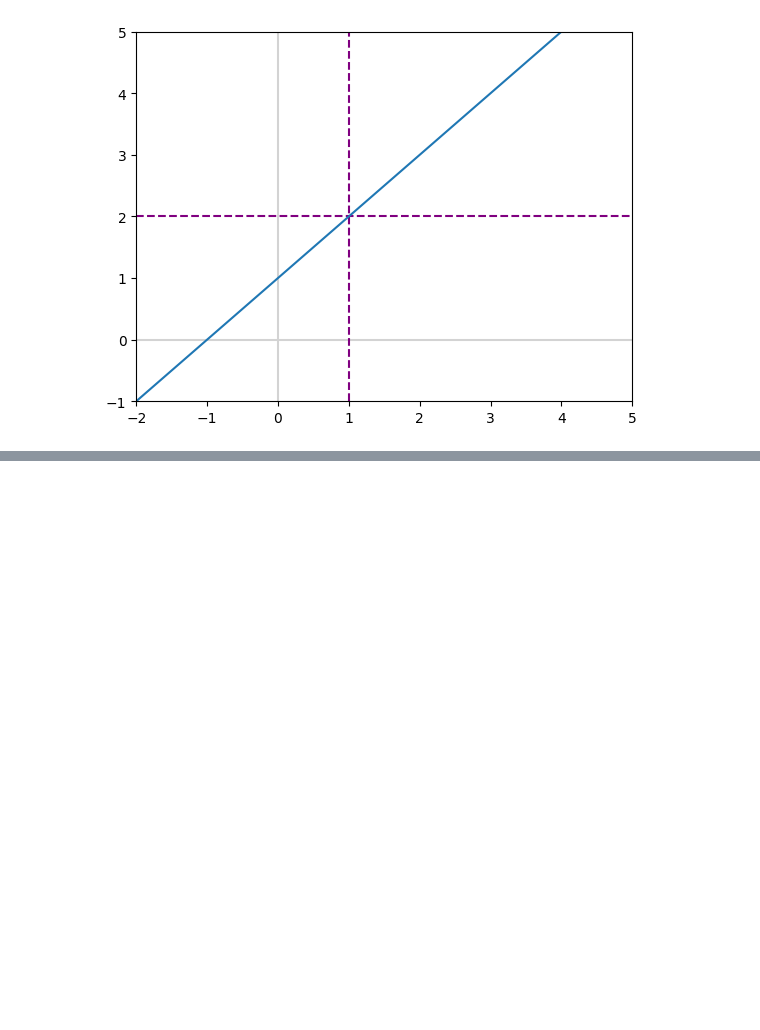
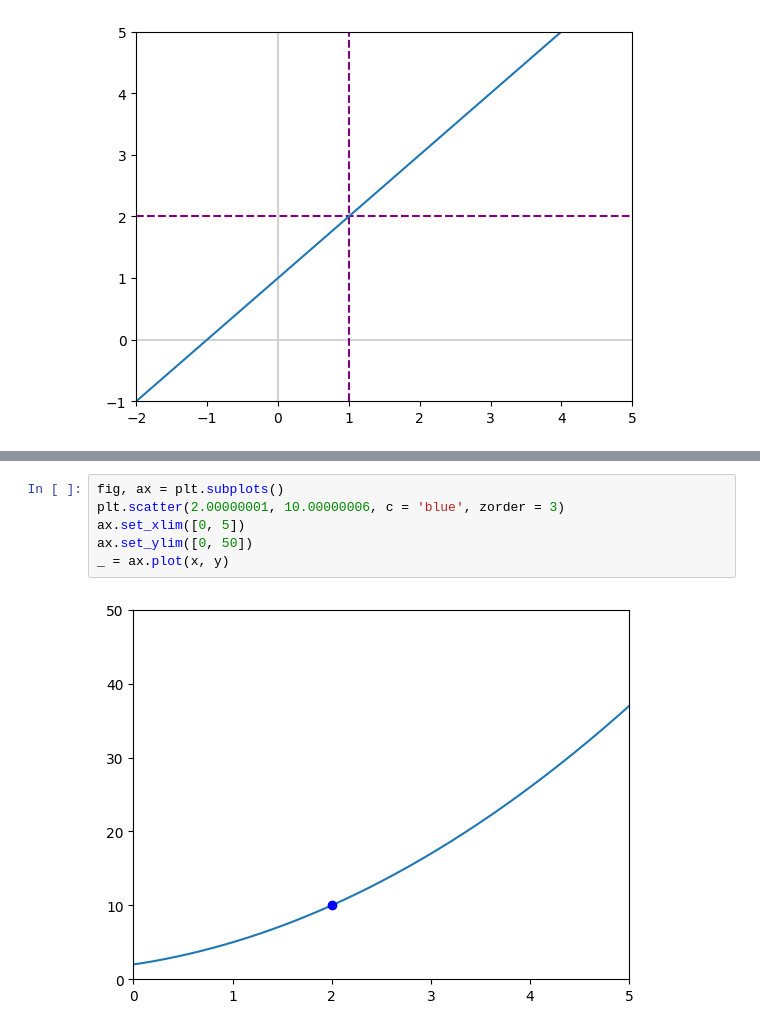
Before and after one commit to SriHarshith1/Maths-For-ML, a Jupyter notebook: calculus.ipynb, the cells around one changed output, grey strips where cells are left out. Drawn from its saved outputs; the diff is of its cells as text; blank space fills up the shorter version.

```diff
--- a/calculus.ipynb
+++ b/calculus.ipynb
@@ -129,0 +192,8 @@ _ = ax.plot(x, y)
+# %%
+fig, ax = plt.subplots()
+plt.scatter(2.00000001, 10.00000006, c = 'blue', zorder = 3)
+ax.set_xlim([0, 5])
+ax.set_ylim([0, 50])
+_ = ax.plot(x, y)
+# %% [output]
+[figure, added]
```
Also changed, not shown: parts of 45 cells of this notebook.
